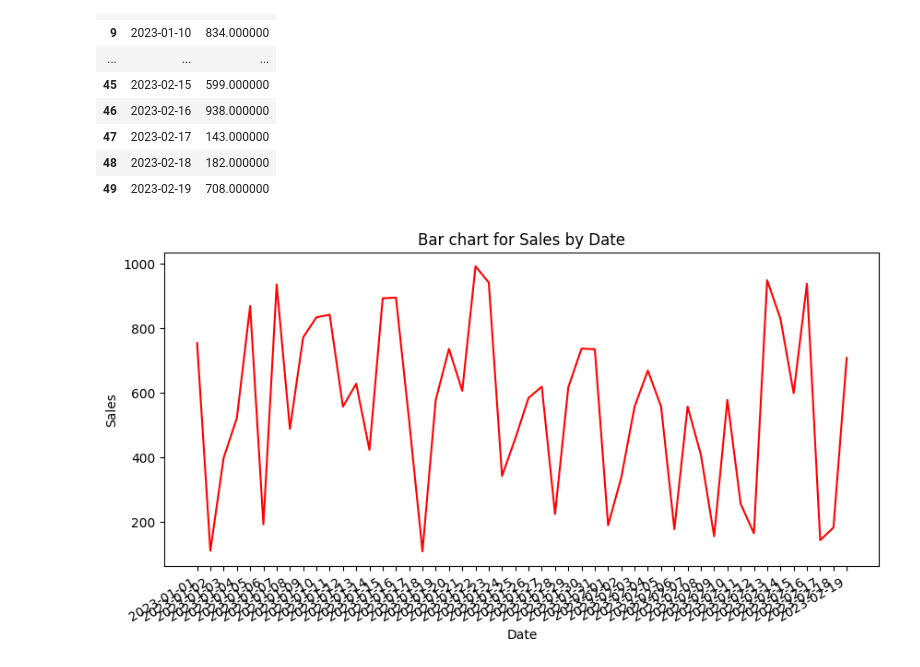
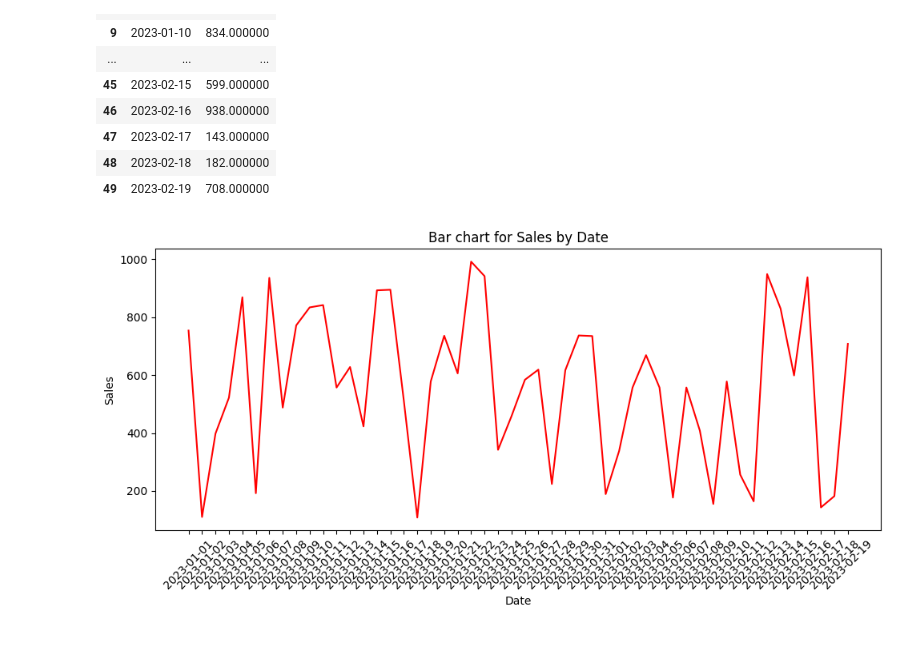
Before and after one commit to jagroop-dev-11/data_visualization, a Jupyter notebook: matplotlib_project.ipynb, the cells around one changed output. Cells and saved outputs as stored; diff of their text form; code cells hidden in the pictures.

```diff
--- a/matplotlib_project.ipynb
+++ b/matplotlib_project.ipynb
@@ -76,10 +76,11 @@ sales_by_time
 # %%
 plt.figure(figsize=(10,5))
 plt.plot(sales_by_time["Date"],sales_by_time["Sales"],color="red")
 plt.xlabel("Date")
 plt.ylabel("Sales")
 plt.title("Bar chart for Sales by Date")
-plt.gcf().autofmt_xdate()
+plt.xticks(rotation=45)
+plt.tight_layout()
 plt.show()
 # %% [output]
-[figure, old version]
+[figure, new version]
```
